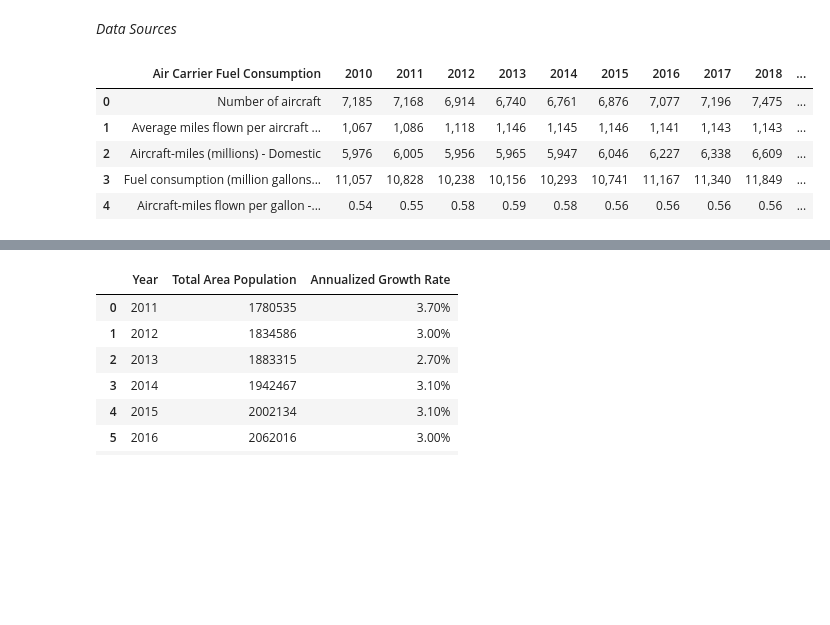
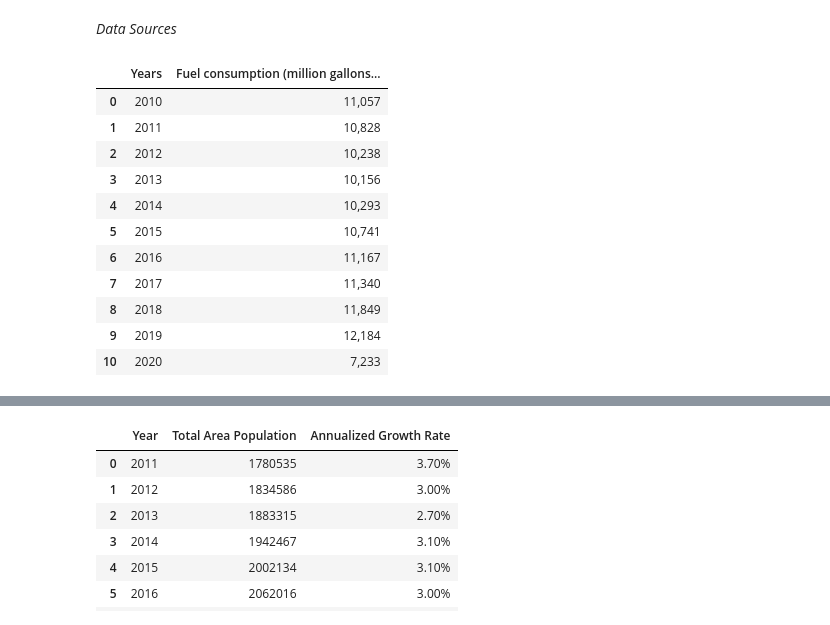
Before and after one commit to bennettnorth/Group-5-Project-1, a Jupyter notebook: Project File.ipynb, the cells around one changed output, grey strips where cells are left out. Drawn from its saved outputs; the diff is of its cells as text; code cells hidden in the pictures; blank space fills up the shorter version.

```diff
--- a/Project File.ipynb
+++ b/Project File.ipynb
@@ -23,28 +20,34 @@ import seaborn
 # %%
 #Census API
 #c2c15d86f334f8f317c455ad5503dc9b7f4a3077
 
 # census_url = "https://api.census.gov/data/2019/acs/acs1?get=NAME,B01001_001E&for=metropolitan%20statistical%20area/micropolitan%20statistical%20area:*"
 
 # #Track Data
 # file = "./Texas_Railroads.geojson"
 # track_data = gpd.read_file(file)
 # #Read track url into dataframe
 
 # # Create a GeoDataFrame from the track_data
 # gdf = gpd.GeoDataFrame(track_data, geometry='geometry')
 
 # #emissions Data for plane and train rides
 
 # read PLANE fuel csv file and create dataframe
-planes_fuel_csv = "Resources/planes_fuel_data.csv"
+planes_fuel_csv = "Resources/planes_fuel_data_reconfig.csv"
 planes_fuel_df = pd.read_csv(planes_fuel_csv, encoding="utf-8")
 
 planes_fuel_df
 # %% [output]
-|  | Air Carrier Fuel Consumption | 2010 | 2011 | 2012 | 2013 | 2014 | 2015 | 2016 | 2017 | 2018 | ... |
-| 0 | Number of aircraft | 7,185 | 7,168 | 6,914 | 6,740 | 6,761 | 6,876 | 7,077 | 7,196 | 7,475 | ... |
-| 1 | Average miles flown per aircraft ... | 1,067 | 1,086 | 1,118 | 1,146 | 1,145 | 1,146 | 1,141 | 1,143 | 1,143 | ... |
-| 2 | Aircraft-miles (millions) - Domestic | 5,976 | 6,005 | 5,956 | 5,965 | 5,947 | 6,046 | 6,227 | 6,338 | 6,609 | ... |
-| 3 | Fuel consumption (million gallons... | 11,057 | 10,828 | 10,238 | 10,156 | 10,293 | 10,741 | 11,167 | 11,340 | 11,849 | ... |
-| 4 | Aircraft-miles flown per gallon -... | 0.54 | 0.55 | 0.58 | 0.59 | 0.58 | 0.56 | 0.56 | 0.56 | 0.56 | ... |
+|  | Years | Fuel consumption (million gallons... |
+| 0 | 2010 | 11,057 |
+| 1 | 2011 | 10,828 |
+| 2 | 2012 | 10,238 |
+| 3 | 2013 | 10,156 |
+| 4 | 2014 | 10,293 |
+| 5 | 2015 | 10,741 |
+| 6 | 2016 | 11,167 |
+| 7 | 2017 | 11,340 |
+| 8 | 2018 | 11,849 |
+| 9 | 2019 | 12,184 |
+| 10 | 2020 | 7,233 |
```
Also changed, not shown: parts of 6 cells of this notebook.
